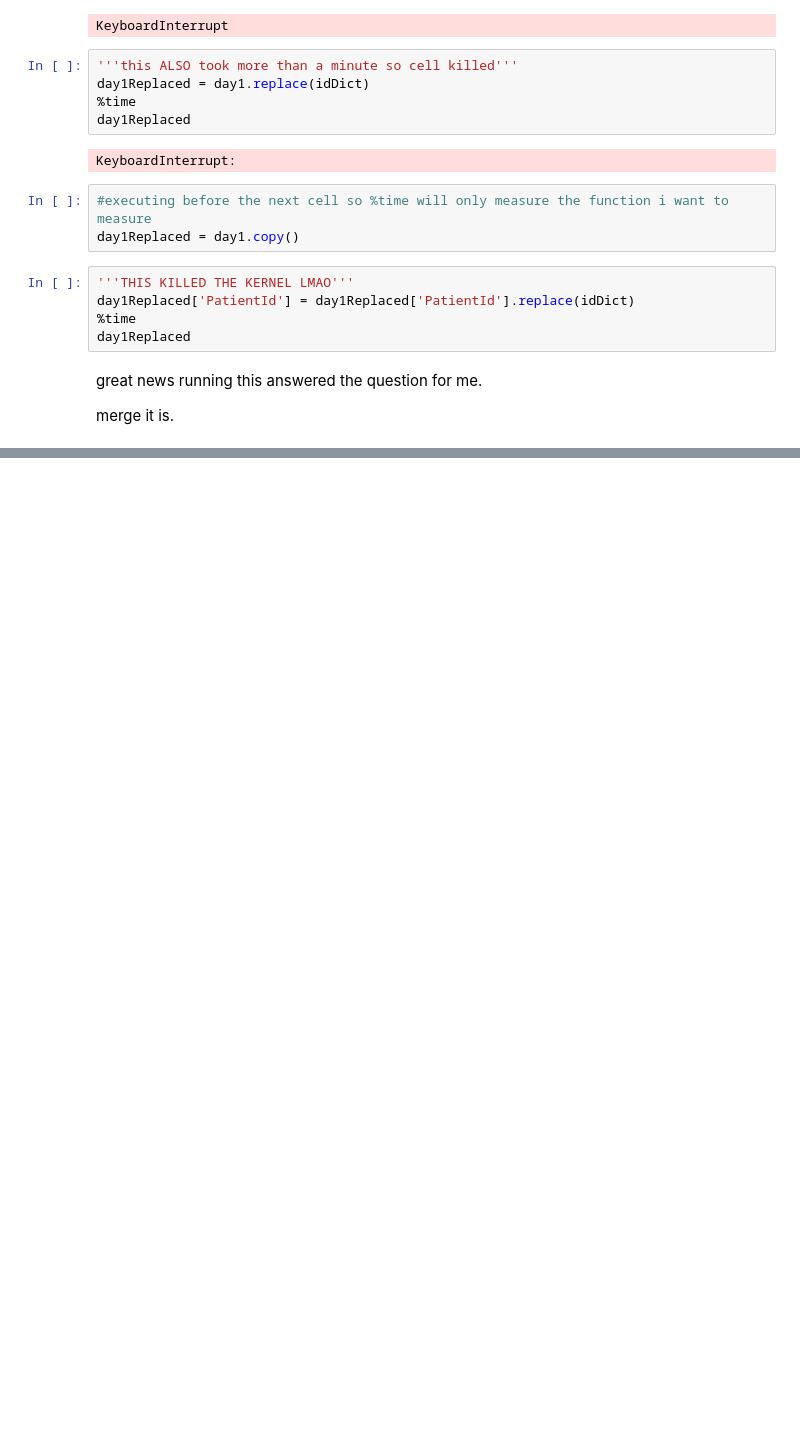
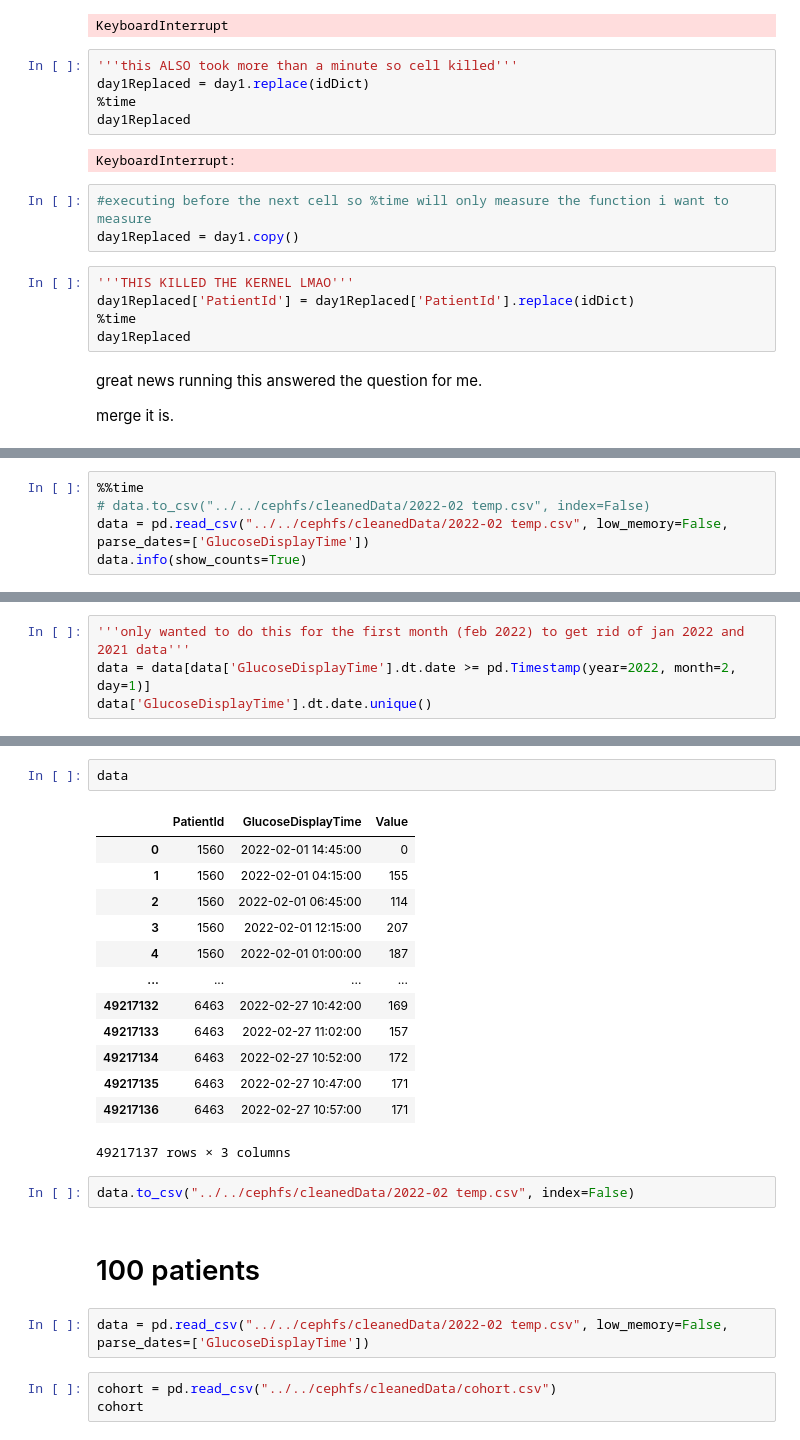
Before and after one commit to karinakanjaria/glucose-data-analysis, a Jupyter notebook: EDA/LeslieEDA2.ipynb, the cells around one changed output, grey strips where cells are left out. Saved outputs shown, nothing was run; the diff lists cells and outputs as text; blank space fills up the shorter version.

Commit message:
wrote code for partially cleaning the data
and methods for concatenating the data

```diff
--- a/EDA/LeslieEDA2.ipynb
+++ b/EDA/LeslieEDA2.ipynb
@@ -274,0 +348,5 @@ merge it is.
+# %%
+%%time
+# data.to_csv("../../cephfs/cleanedData/2022-02 temp.csv", index=False)
+data = pd.read_csv("../../cephfs/cleanedData/2022-02 temp.csv", low_memory=False, parse_dates=['GlucoseDisplayTime'])
+data.info(show_counts=True)
@@ -274,0 +400,4 @@ merge it is.
+# %%
+'''only wanted to do this for the first month (feb 2022) to get rid of jan 2022 and 2021 data'''
+data = data[data['GlucoseDisplayTime'].dt.date >= pd.Timestamp(year=2022, month=2, day=1)]
+data['GlucoseDisplayTime'].dt.date.unique()
@@ -274,0 +420,25 @@ merge it is.
+# %%
+data
+# %% [output]
+|  | PatientId | GlucoseDisplayTime | Value |
+| 0 | 1560 | 2022-02-01 14:45:00 | 0 |
+| 1 | 1560 | 2022-02-01 04:15:00 | 155 |
+| 2 | 1560 | 2022-02-01 06:45:00 | 114 |
+| 3 | 1560 | 2022-02-01 12:15:00 | 207 |
+| 4 | 1560 | 2022-02-01 01:00:00 | 187 |
+| ... | ... | ... | ... |
+| 49217132 | 6463 | 2022-02-27 10:42:00 | 169 |
+| 49217133 | 6463 | 2022-02-27 11:02:00 | 157 |
+| 49217134 | 6463 | 2022-02-27 10:52:00 | 172 |
+| 49217135 | 6463 | 2022-02-27 10:47:00 | 171 |
+| 49217136 | 6463 | 2022-02-27 10:57:00 | 171 |
+49217137 rows × 3 columns
+# %%
+data.to_csv("../../cephfs/cleanedData/2022-02 temp.csv", index=False)
+# %% [markdown]
+# 100 patients
+# %%
+data = pd.read_csv("../../cephfs/cleanedData/2022-02 temp.csv", low_memory=False, parse_dates=['GlucoseDisplayTime'])
+# %%
+cohort = pd.read_csv("../../cephfs/cleanedData/cohort.csv")
+cohort
```
Also changed, not shown: parts of 24 cells of this notebook.
